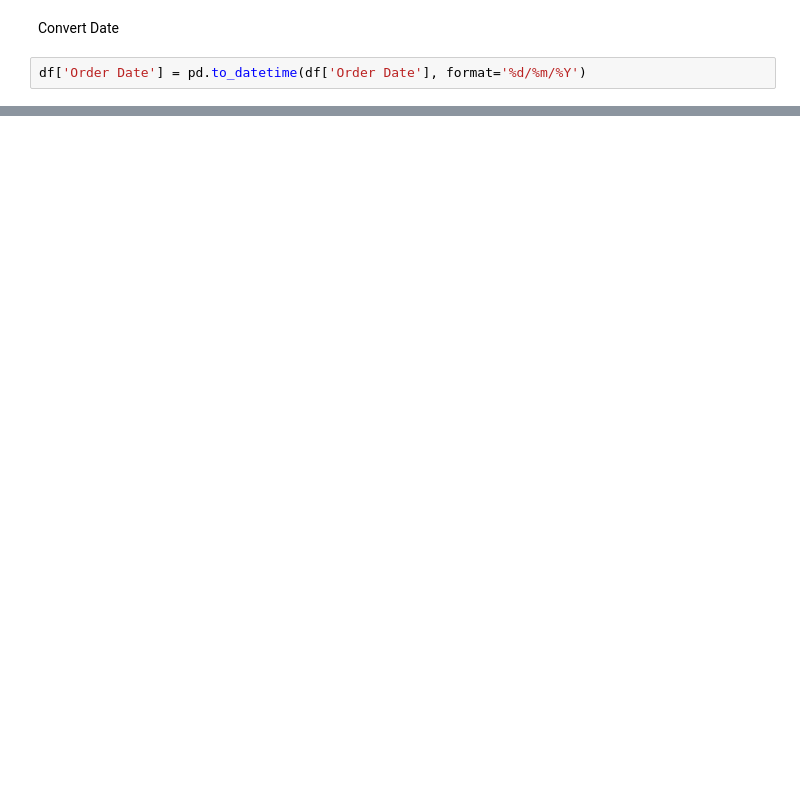
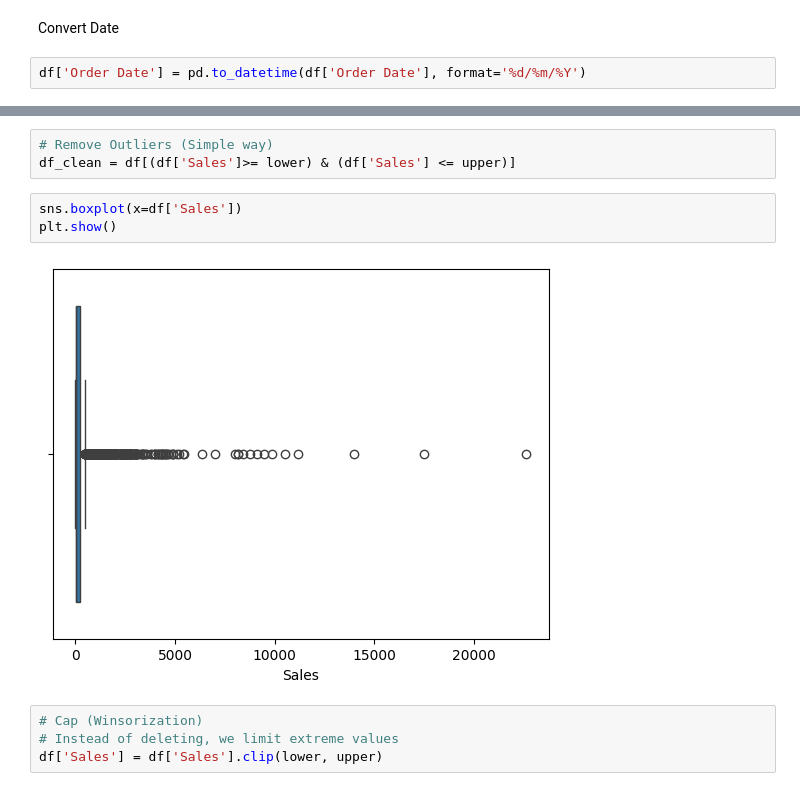
Before and after one commit to swapnita89-ui/project-1-sales-data-analysis, a Jupyter notebook: project-1-sales-data-analysis.ipynb, the cells around one changed output, grey strips where cells are left out. Cells and saved outputs as stored; diff of their text form; blank space fills up the shorter version.

```diff
--- a/project-1-sales-data-analysis.ipynb
+++ b/project-1-sales-data-analysis.ipynb
@@ -174,0 +360,12 @@ df.shape
+# %%
+# Remove Outliers (Simple way)
+df_clean = df[(df['Sales']>= lower) & (df['Sales'] <= upper)]
+# %%
+sns.boxplot(x=df['Sales'])
+plt.show()
+# %% [output]
+[figure, added]
+# %%
+# Cap (Winsorization)
+# Instead of deleting, we limit extreme values
+df['Sales'] = df['Sales'].clip(lower, upper)
```
Also changed, not shown: parts of 28 cells of this notebook.
